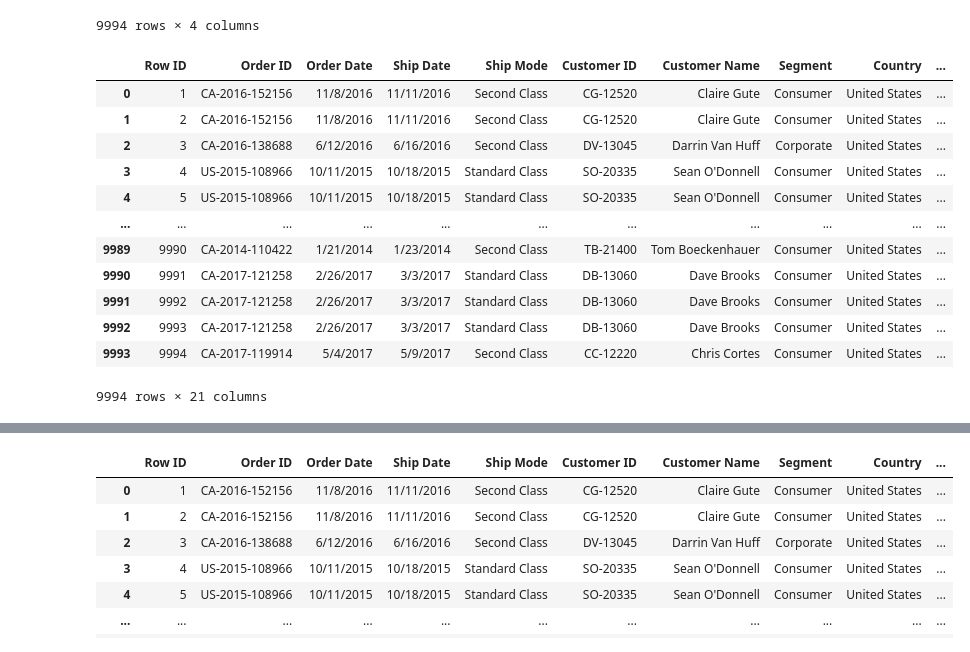
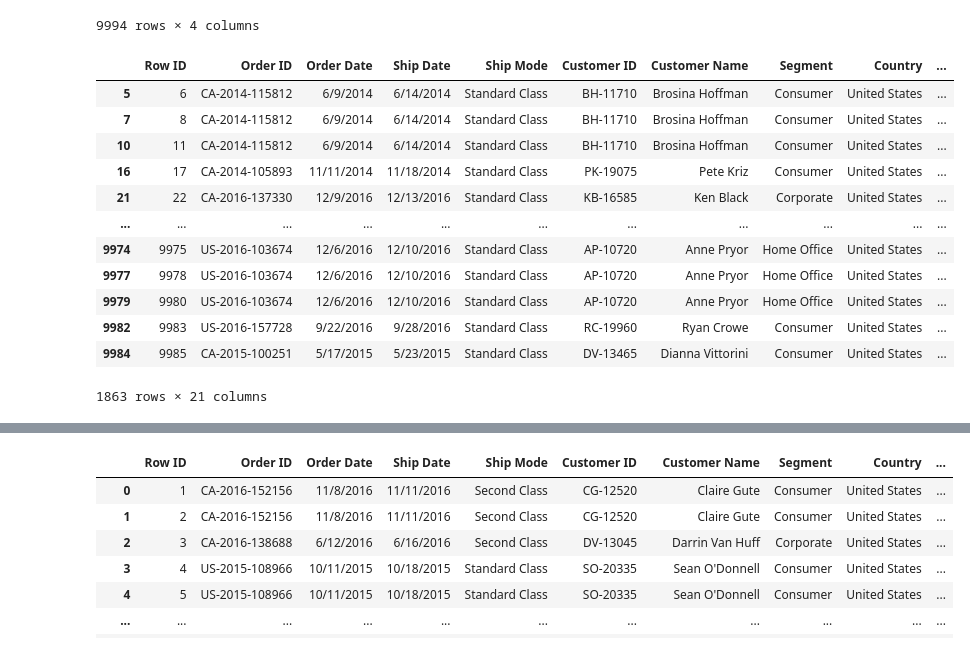
Before and after one commit to lauracarpaciu/OFFICE-SUPPLIES-EDA-PYTHON, a Jupyter notebook: Superstore.ipynb, the cells around one changed output, grey strips where cells are left out. Drawn from its saved outputs; the diff is of its cells as text; code cells hidden in the pictures.

```diff
--- a/Superstore.ipynb
+++ b/Superstore.ipynb
@@ -146,18 +133,18 @@ store_df.iloc[:, [1,7,8,9]]
 # %%
 # Boolean indexing
 # %%
-store_df[store_df['Quantity'] > 0]
+store_df[store_df['Quantity'] > 5]
 # %% [output]
 |  | Row ID | Order ID | Order Date | Ship Date | Ship Mode | Customer ID | Customer Name | Segment | Country | ... |
-| 0 | 1 | CA-2016-152156 | 11/8/2016 | 11/11/2016 | Second Class | CG-12520 | Claire Gute | Consumer | United States | ... |
-| 1 | 2 | CA-2016-152156 | 11/8/2016 | 11/11/2016 | Second Class | CG-12520 | Claire Gute | Consumer | United States | ... |
-| 2 | 3 | CA-2016-138688 | 6/12/2016 | 6/16/2016 | Second Class | DV-13045 | Darrin Van Huff | Corporate | United States | ... |
-| 3 | 4 | US-2015-108966 | 10/11/2015 | 10/18/2015 | Standard Class | SO-20335 | Sean O'Donnell | Consumer | United States | ... |
-| 4 | 5 | US-2015-108966 | 10/11/2015 | 10/18/2015 | Standard Class | SO-20335 | Sean O'Donnell | Consumer | United States | ... |
+| 5 | 6 | CA-2014-115812 | 6/9/2014 | 6/14/2014 | Standard Class | BH-11710 | Brosina Hoffman | Consumer | United States | ... |
+| 7 | 8 | CA-2014-115812 | 6/9/2014 | 6/14/2014 | Standard Class | BH-11710 | Brosina Hoffman | Consumer | United States | ... |
+| 10 | 11 | CA-2014-115812 | 6/9/2014 | 6/14/2014 | Standard Class | BH-11710 | Brosina Hoffman | Consumer | United States | ... |
+| 16 | 17 | CA-2014-105893 | 11/11/2014 | 11/18/2014 | Standard Class | PK-19075 | Pete Kriz | Consumer | United States | ... |
+| 21 | 22 | CA-2016-137330 | 12/9/2016 | 12/13/2016 | Standard Class | KB-16585 | Ken Black | Corporate | United States | ... |
 | ... | ... | ... | ... | ... | ... | ... | ... | ... | ... | ... |
-| 9989 | 9990 | CA-2014-110422 | 1/21/2014 | 1/23/2014 | Second Class | TB-21400 | Tom Boeckenhauer | Consumer | United States | ... |
-| 9990 | 9991 | CA-2017-121258 | 2/26/2017 | 3/3/2017 | Standard Class | DB-13060 | Dave Brooks | Consumer | United States | ... |
-| 9991 | 9992 | CA-2017-121258 | 2/26/2017 | 3/3/2017 | Standard Class | DB-13060 | Dave Brooks | Consumer | United States | ... |
-| 9992 | 9993 | CA-2017-121258 | 2/26/2017 | 3/3/2017 | Standard Class | DB-13060 | Dave Brooks | Consumer | United States | ... |
-| 9993 | 9994 | CA-2017-119914 | 5/4/2017 | 5/9/2017 | Second Class | CC-12220 | Chris Cortes | Consumer | United States | ... |
+| 9974 | 9975 | US-2016-103674 | 12/6/2016 | 12/10/2016 | Standard Class | AP-10720 | Anne Pryor | Home Office | United States | ... |
+| 9977 | 9978 | US-2016-103674 | 12/6/2016 | 12/10/2016 | Standard Class | AP-10720 | Anne Pryor | Home Office | United States | ... |
+| 9979 | 9980 | US-2016-103674 | 12/6/2016 | 12/10/2016 | Standard Class | AP-10720 | Anne Pryor | Home Office | United States | ... |
+| 9982 | 9983 | US-2016-157728 | 9/22/2016 | 9/28/2016 | Standard Class | RC-19960 | Ryan Crowe | Consumer | United States | ... |
+| 9984 | 9985 | CA-2015-100251 | 5/17/2015 | 5/23/2015 | Standard Class | DV-13465 | Dianna Vittorini | Consumer | United States | ... |
-9994 rows × 21 columns
+1863 rows × 21 columns
```
Also changed, not shown: parts of 9 cells of this notebook.
